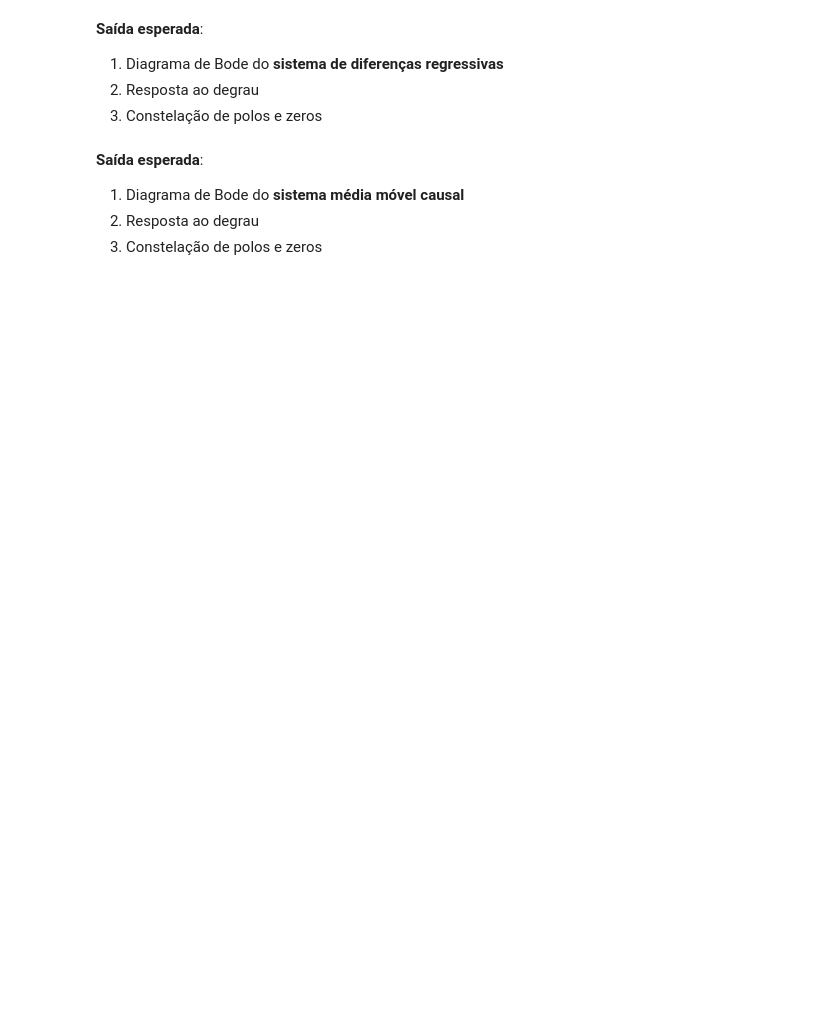
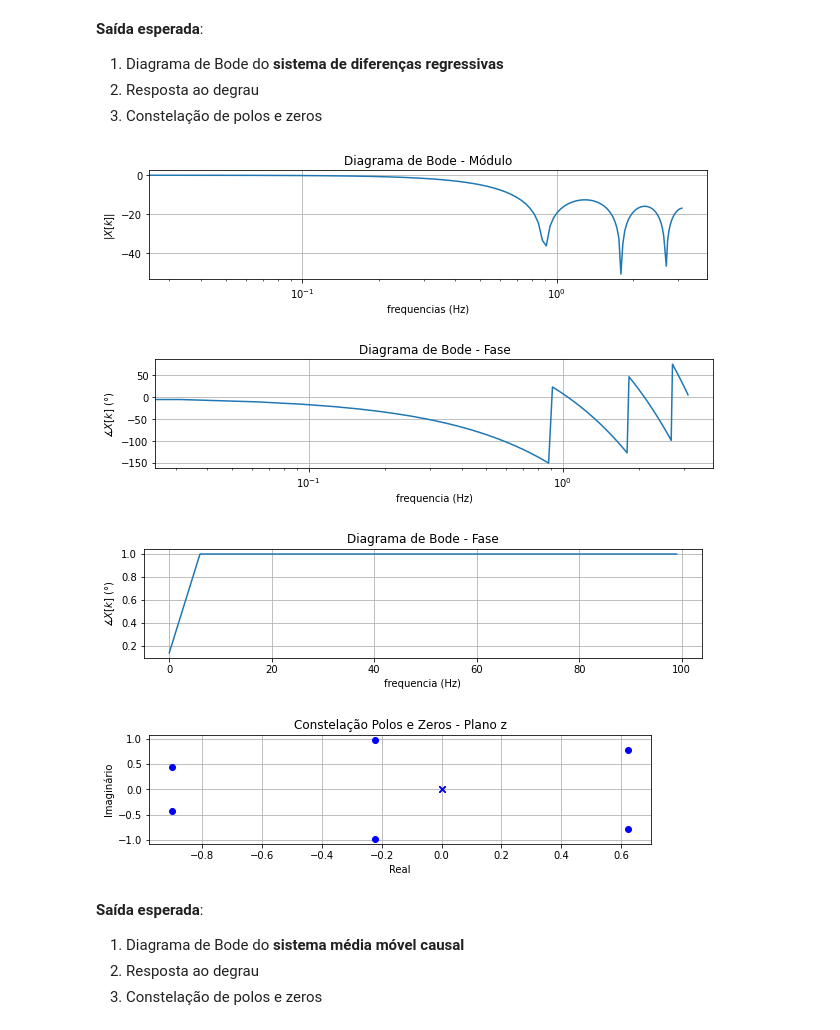
Before and after one commit to iurykischka/Proc.-de-sinais, a Jupyter notebook: Ex/Ex06_sistDiscretos(IURY).ipynb, the cells around one changed output. Saved outputs shown, nothing was run; the diff lists cells and outputs as text; code cells hidden in the pictures; blank space fills up the shorter version.

```diff
--- a/Ex/Ex06_sistDiscretos(IURY).ipynb
+++ b/Ex/Ex06_sistDiscretos(IURY).ipynb
@@ -300,30 +333,53 @@ plt.grid(1);
 # %%
 ### SEU CÓDIGO COMEÇA AQUI ###
 num2 = [1, 1, 1, 1, 1, 1, 1];
 den2 = [7, 0, 0, 0, 0, 0, 0];
 
-sys2 = signal.dlti(num, den);
+sys2 = signal.dlti(num2, den2);
 w2, mag2, phase2 = signal.dbode (sys2); #Transforma pro dominio Z atraves do Bode
-a, b = signal.dstep(sys2)
-z1, p1, k1 = signal.tf2zp
+a2, b2 = signal.dstep(sys2)
+z2, p2, k2 = signal.tf2zpk(num2, den2)
 
 #bode modulo
 plt.figure(figsize=(10,2))
-plt.semilogx(w1, mag1)
+plt.semilogx(w2, mag2)
 #plt.xlim(10**(-2),1)
 plt.xlabel("frequencias (Hz)")
 plt.ylabel("$|X[k]|$")
 plt.title("Diagrama de Bode - Módulo")
 plt.grid(1);
 
 #bode Fase
 plt.figure(figsize=(10,2))
 plt.ylabel("$\measuredangle X[k]$ (°)")
 plt.xlabel("frequencia (Hz)")
 plt.title("Diagrama de Bode - Fase")
-plt.semilogx(w1, phase1)
+plt.semilogx(w2, phase2)
 plt.grid(1);
+
+#Resposta ao degrau
+plt.figure(figsize=(10,2))
+plt.ylabel("$\measuredangle X[k]$ (°)")
+plt.xlabel("frequencia (Hz)")
+plt.title("Diagrama de Bode - Fase")
+plt.plot(a2, np.squeeze(b2))
+plt.grid(1);
+
+#Constelação de polos e zeros no plano z
+plt.figure(figsize = (9, 2))
+plt.title("Constelação Polos e Zeros - Plano z")
+plt.xlabel("Real")
+plt.ylabel("Imaginário")
+plt.plot(np.real(p2), np.imag(p2), "bx");
+plt.plot(np.real(z2), np.imag(z2), "bo");
+plt.grid(which = "both");
+
 ### FIM DO CÓDIGO ###
+# %% [output]
+[figure, added]
+[figure, added]
+[figure, added]
+[figure, added]
 # %% [markdown]
 **Saída esperada**:
 1. Diagrama de Bode do **sistema média móvel causal**
```
Also changed, not shown: parts of 9 cells of this notebook.
